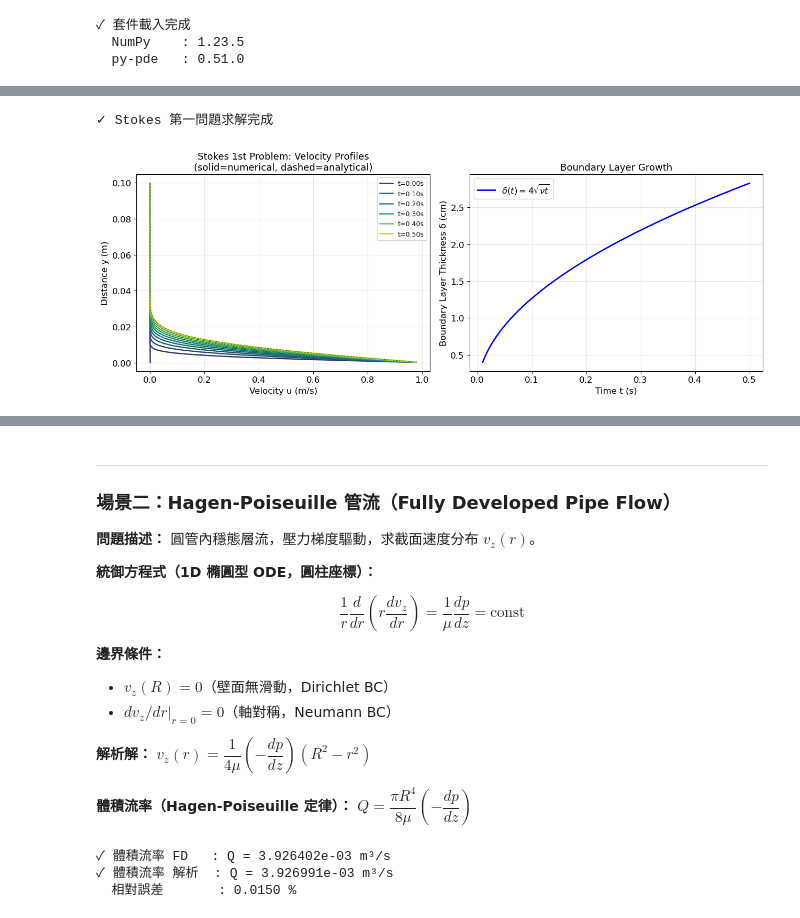
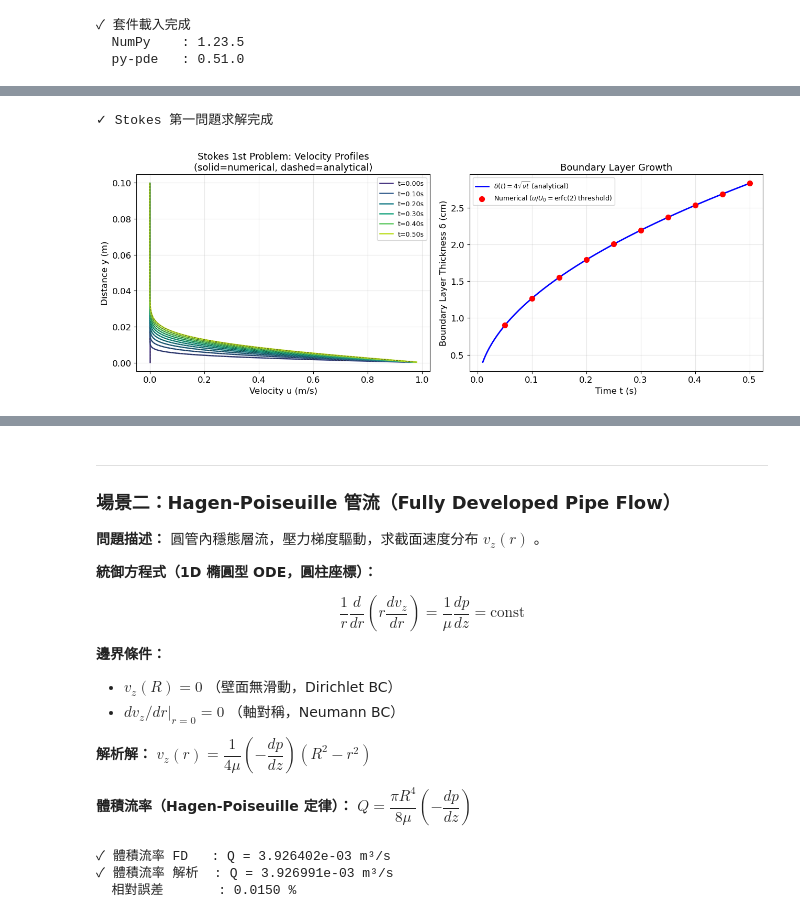
Before and after one commit to d9148408/ChemE-3502, a Jupyter notebook: Unit10/Unit10_Example_Navier_Stokes_Equation.ipynb, the cells around one changed output, grey strips where cells are left out. Drawn from its saved outputs; the diff is of its cells as text; code cells hidden in the pictures.

```diff
--- a/Unit10/Unit10_Example_Navier_Stokes_Equation.ipynb
+++ b/Unit10/Unit10_Example_Navier_Stokes_Equation.ipynb
@@ -122,4 +122,5 @@ $$
 # %%
+
 # ============================================================
 # 場景一：Stokes 第一問題 (Impulsively Started Plate)
 # ============================================================
@@ -154,35 +155,98 @@ print("✓ Stokes 第一問題求解完成")
 # ---- 繪圖比較數值解與解析解 ----
 y_arr = grid.axes_coords[0]
 fig, axes = plt.subplots(1, 2, figsize=(13, 5))
 
+# 定義邊界層厚度閾值：當 u/U0 = erfc(2) ≈ 0.00468 時，y = δ = 4√(νt)
+threshold = float(U0 * sp.erfc(2.0))  # ≈ 0.00468
+
+# 收集每個快照的數值邊界層厚度與最大誤差
+t_snaps, delta_num, max_errs = [], [], []
+
 # 子圖 1：不同時刻的速度剖面
 colors = plt.cm.viridis(np.linspace(0.15, 0.9, len(storage)))
 for i, (t_val, field) in enumerate(storage.items()):
     u_num = field.data
     u_ana = U0 * sp.erfc(y_arr / (2 * np.sqrt(nu * t_val + 1e-15)))
     axes[0].plot(u_num, y_arr, color=colors[i], lw=1.8,
                  label=f't={t_val:.2f}s' if i % 2 == 0 else '')
     axes[0].plot(u_ana, y_arr, 'k--', lw=0.8, alpha=0.5)
 
+    # 最大絕對誤差
+    max_errs.append(float(np.max(np.abs(u_num - u_ana))))
+
+    # 數值邊界層厚度：找最後一個 u_num > threshold 的 y 並線性插值
+    above = u_num > threshold
+    idx = np.where(above)[0]
+    if len(idx) > 0 and idx[-1] + 1 < len(y_arr):
+        j = idx[-1]
+        du = u_num[j+1] - u_num[j]
+        y_cross = y_arr[j] + (threshold - u_num[j]) / du * (y_arr[j+1] - y_arr[j])
+        delta_num.append(float(y_cross))
+    elif len(idx) > 0:
+        delta_num.append(float(y_arr[idx[-1]]))
+    else:
+        delta_num.append(0.0)
+    t_snaps.append(float(t_val))
+
+t_snaps   = np.array(t_snaps)
+delta_num = np.array(delta_num)
+
 axes[0].set_xlabel('Velocity u (m/s)')
 axes[0].set_ylabel('Distance y (m)')
 axes[0].set_title('Stokes 1st Problem: Velocity Profiles\n(solid=numerical, dashed=analytical)')
 axes[0].legend(fontsize=9, loc='upper right')
 
-# 子圖 2：邊界層厚度 δ(t) ≈ 4√(νt) vs 時間
+# 子圖 2：邊界層厚度 δ(t) 解析曲線 + 數值散點
 t_plot = np.linspace(0.01, T, 200)
 delta  = 4 * np.sqrt(nu * t_plot)
-axes[1].plot(t_plot, delta * 100, 'b-', lw=2, label=r'$\delta(t)=4\sqrt{\nu t}$')
+axes[1].plot(t_plot, delta * 100, 'b-', lw=2, label=r'$\delta(t)=4\sqrt{\nu t}$ (analytical)')
+mask = t_snaps > 0.01
+axes[1].scatter(t_snaps[mask], delta_num[mask] * 100,
+                color='r', s=50, zorder=5,
+                label=r'Numerical ($u/U_0 = \mathrm{erfc}(2)$ threshold)')
 axes[1].set_xlabel('Time t (s)')
 axes[1].set_ylabel('Boundary Layer Thickness δ (cm)')
 axes[1].set_title('Boundary Layer Growth')
-axes[1].legend()
+axes[1].legend(fontsize=9)
 
 plt.tight_layout()
 plt.savefig(FIG_DIR / 'stokes_first_problem.png', dpi=150, bbox_inches='tight')
 plt.show()
 print(f"✓ 圖檔已儲存: {FIG_DIR / 'stokes_first_problem.png'}")
+
+# ---- 詳細驗證表格 ----
+print("\n" + "="*72)
+print("數值解 vs 解析解  詳細驗證 (u/U₀ at selected y & t)")
+print("="*72)
+
+y_sample = [0.005, 0.010, 0.020, 0.040, 0.060, 0.080]
+print(f"\n{'t (s)':>7} | {'y (m)':>7} | {'u_num':>9} | {'u_ana':>9} | {'|err|':>9} | {'err %':>7}")
+print("-"*58)
+for t_val, field in storage.items():
+    if t_val < 0.04:
+        continue
+    u_num    = field.data
+    u_ana_v  = U0 * sp.erfc(y_arr / (2 * np.sqrt(nu * t_val)))
+    for y_s in y_sample:
+        iy = int(np.argmin(np.abs(y_arr - y_s)))
+        un = float(u_num[iy])
+        ua = float(u_ana_v[iy])
+        err = abs(un - ua)
+        pct = err / max(ua, 1e-10) * 100
+        print(f"{t_val:>7.2f} | {float(y_arr[iy]):>7.4f} | {un:>9.5f} | {ua:>9.5f} | {err:>9.7f} | {pct:>6.3f}%")
+    print("-"*58)
+
+print("\n邊界層厚度比較（閾值定義：u/U₀ = erfc(2) ≈ 0.00468）：")
+print(f"\n{'t (s)':>7} | {'δ_ana (cm)':>11} | {'δ_num (cm)':>11} | {'Δδ (mm)':>10} | {'max|u_err|':>12}")
+print("-"*60)
+delta_ana_snaps = 4 * np.sqrt(nu * t_snaps) * 100
+for i, t_val in enumerate(t_snaps):
+    if t_val < 0.04:
+        continue
+    da = delta_ana_snaps[i]
+    dn = delta_num[i] * 100
+    print(f"{t_val:>7.2f} | {da:>11.4f} | {dn:>11.4f} | {abs(da-dn)*10:>10.4f} | {max_errs[i]:>12.2e}")
 # %% [output]
 ✓ Stokes 第一問題求解完成
-[figure, old version]
+[figure, new version]
 ✓ 圖檔已儲存: d:\MyGit\ChemE-3502\Unit10\outputs\Unit10_Example_Navier_Stokes_Equation\figs\stokes_first_problem.png
@@ -190,7 +270,7 @@ print(f"✓ 圖檔已儲存: {FIG_DIR / 'stokes_first_problem.png'}")
 ---
 ### 場景二：Hagen-Poiseuille 管流（Fully Developed Pipe Flow）
 
-**問題描述：** 圓管內穩態層流，壓力梯度驅動，求截面速度分布 $v_z(r)$。
+**問題描述：** 圓管內穩態層流，壓力梯度驅動，求截面速度分布 $v_z(r)$ 。
 
 **統御方程式（1D 橢圓型 ODE，圓柱座標）：**
 
@@ -199,8 +279,8 @@ $$
 $$
 
 **邊界條件：**
-- $v_z(R) = 0$（壁面無滑動，Dirichlet BC）
-- $dv_z/dr\big|_{r=0} = 0$（軸對稱，Neumann BC）
+- $v_z(R) = 0$ （壁面無滑動，Dirichlet BC）
+- $dv_z/dr\big|_{r=0} = 0$ （軸對稱，Neumann BC）
 
 **解析解：** $v_z(r) = \dfrac{1}{4\mu}\left(-\dfrac{dp}{dz}\right)(R^2 - r^2)$
 
```
Also changed, not shown: parts of 7 cells of this notebook, 14 other files.
